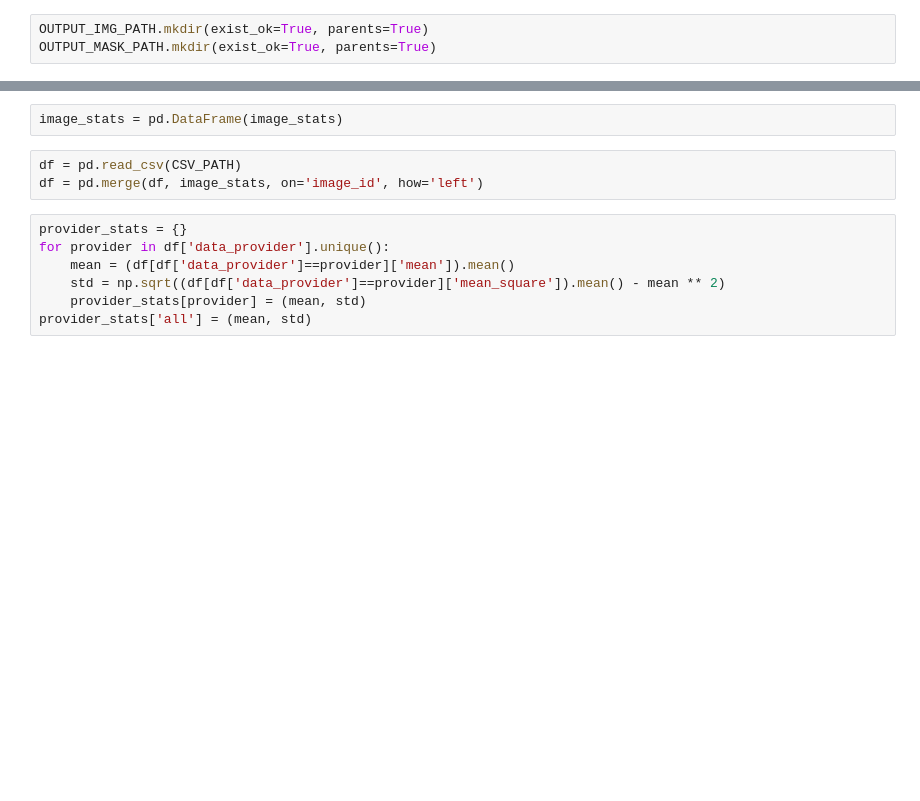
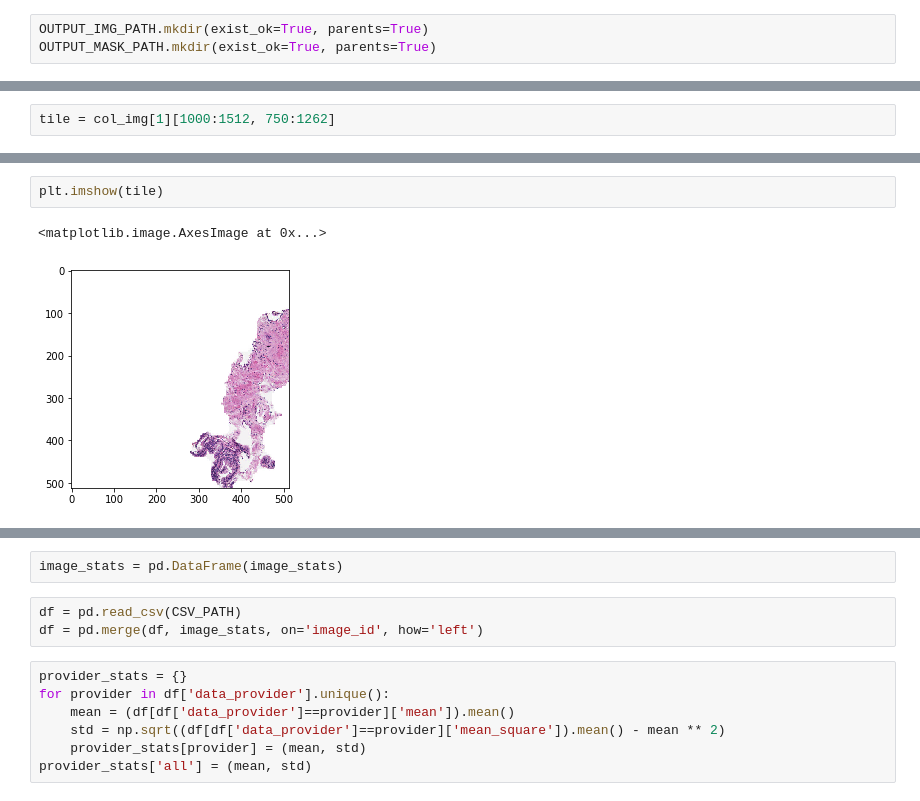
Before and after one commit to arroqc/pandacancer_kaggle, a Jupyter notebook: MakeTiles.ipynb, the cells around one changed output, grey strips where cells are left out. Saved outputs shown, nothing was run; the diff lists cells and outputs as text; blank space fills up the shorter version.

```diff
--- a/MakeTiles.ipynb
+++ b/MakeTiles.ipynb
@@ -117,0 +127,2 @@ for i, img_fn in enumerate(img_list):
+# %%
+tile = col_img[1][1000:1512, 750:1262]
@@ -117,0 +135,5 @@ for i, img_fn in enumerate(img_list):
+# %%
+plt.imshow(tile)
+# %% [output]
+<matplotlib.image.AxesImage at 0x...>
+[figure, added]
```
Also changed, not shown: parts of 13 cells of this notebook, 6 other files.
